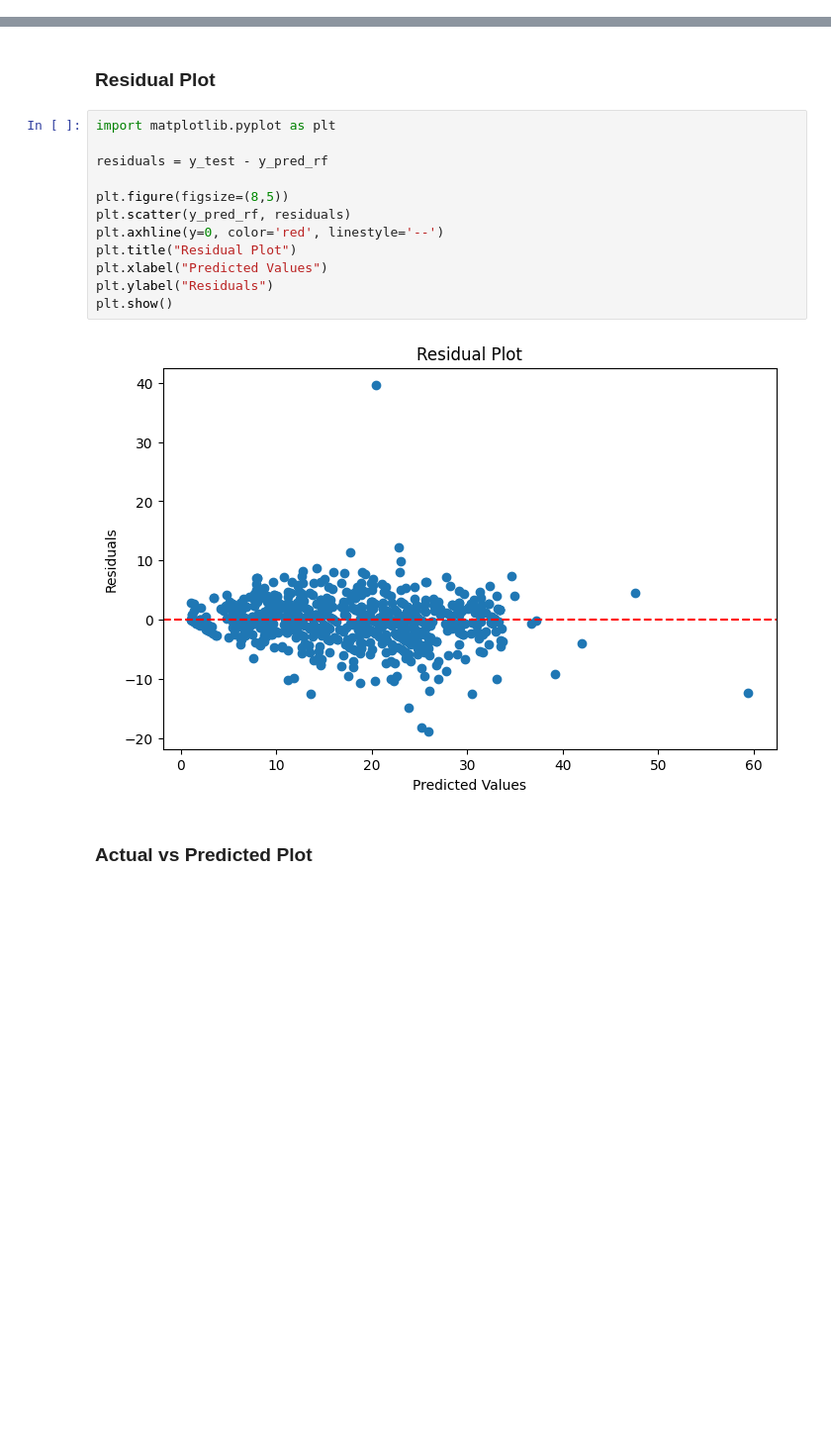
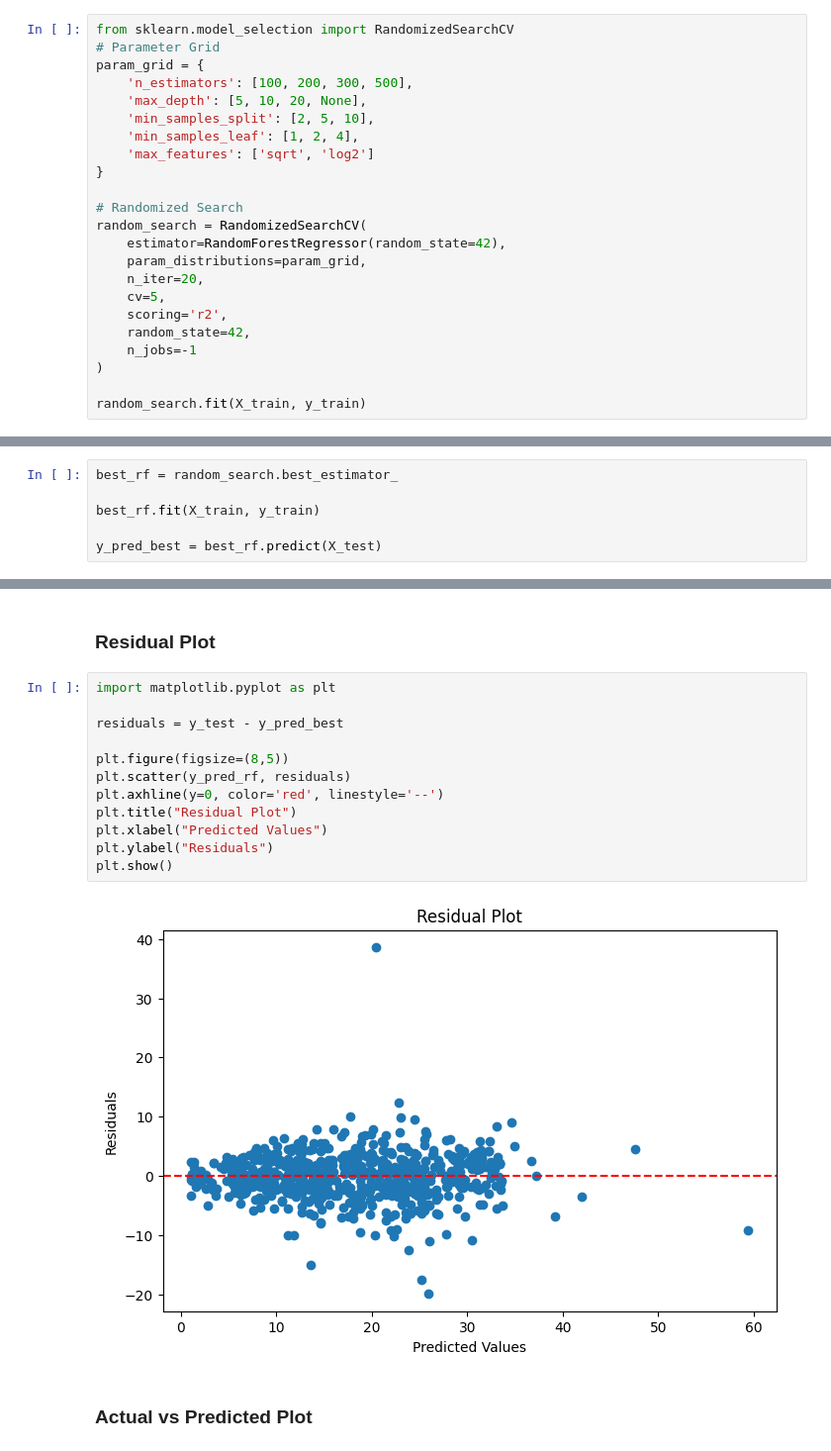
Before and after one commit to yogeshwartribhuvan2972-max/Dynamic-Pricing-Strategies-for-Fitness-Classes, a Jupyter notebook: Price Elasticity Model.ipynb, the cells around one changed output, grey strips where cells are left out. Shown at 99% size. Cells and saved outputs as stored; diff of their text form; blank space fills up the shorter version.

Commit message:
compare wo models

```diff
--- a/Price Elasticity Model.ipynb
+++ b/Price Elasticity Model.ipynb
@@ -279,3 +280,26 @@ comparison
 |  | Model | R² Score | MAE | RMSE |
 | 0 | Linear Regression | 0.752089 | 3.036544 | 4.566607 |
 | 1 | Random Forest | 0.792697 | 2.966266 | 4.175893 |
+# %%
+from sklearn.model_selection import RandomizedSearchCV
+# Parameter Grid
+param_grid = {
+    'n_estimators': [100, 200, 300, 500],
+    'max_depth': [5, 10, 20, None],
+    'min_samples_split': [2, 5, 10],
+    'min_samples_leaf': [1, 2, 4],
+    'max_features': ['sqrt', 'log2']
+}
+
+# Randomized Search
+random_search = RandomizedSearchCV(
+    estimator=RandomForestRegressor(random_state=42),
+    param_distributions=param_grid,
+    n_iter=20,
+    cv=5,
+    scoring='r2',
+    random_state=42,
+    n_jobs=-1
+)
+
+random_search.fit(X_train, y_train)
@@ -281,0 +327,6 @@ comparison
+# %%
+best_rf = random_search.best_estimator_
+
+best_rf.fit(X_train, y_train)
+
+y_pred_best = best_rf.predict(X_test)
@@ -305,17 +419,17 @@ comparison.head(10)
 # %%
 import matplotlib.pyplot as plt
 
-residuals = y_test - y_pred_rf
+residuals = y_test - y_pred_best
 
 plt.figure(figsize=(8,5))
 plt.scatter(y_pred_rf, residuals)
 plt.axhline(y=0, color='red', linestyle='--')
 plt.title("Residual Plot")
 plt.xlabel("Predicted Values")
 plt.ylabel("Residuals")
 plt.show()
 # %% [output]
-[figure, old version]
+[figure, new version]
 # %% [markdown]
 ### Actual vs Predicted Plot
 # %%
```
Also changed, not shown: parts of 8 cells of this notebook.
